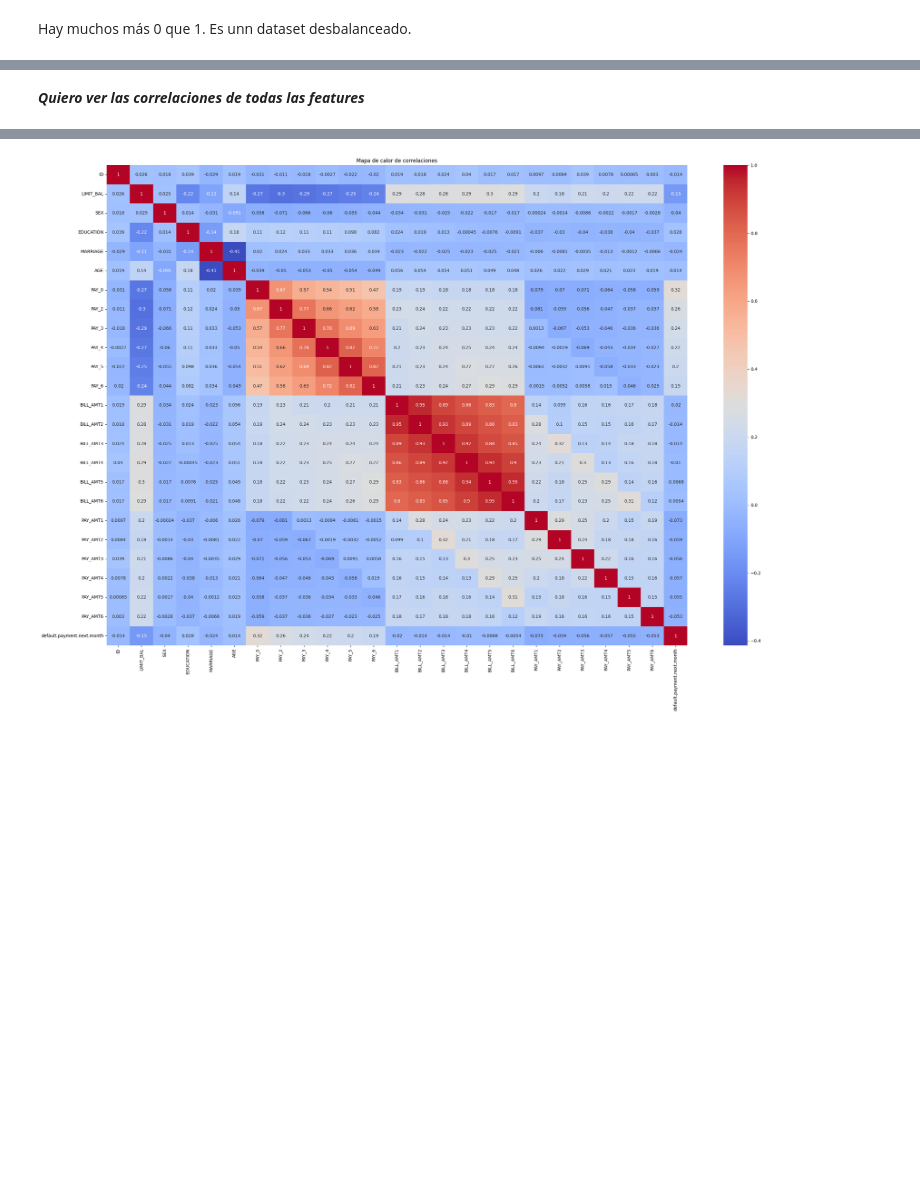
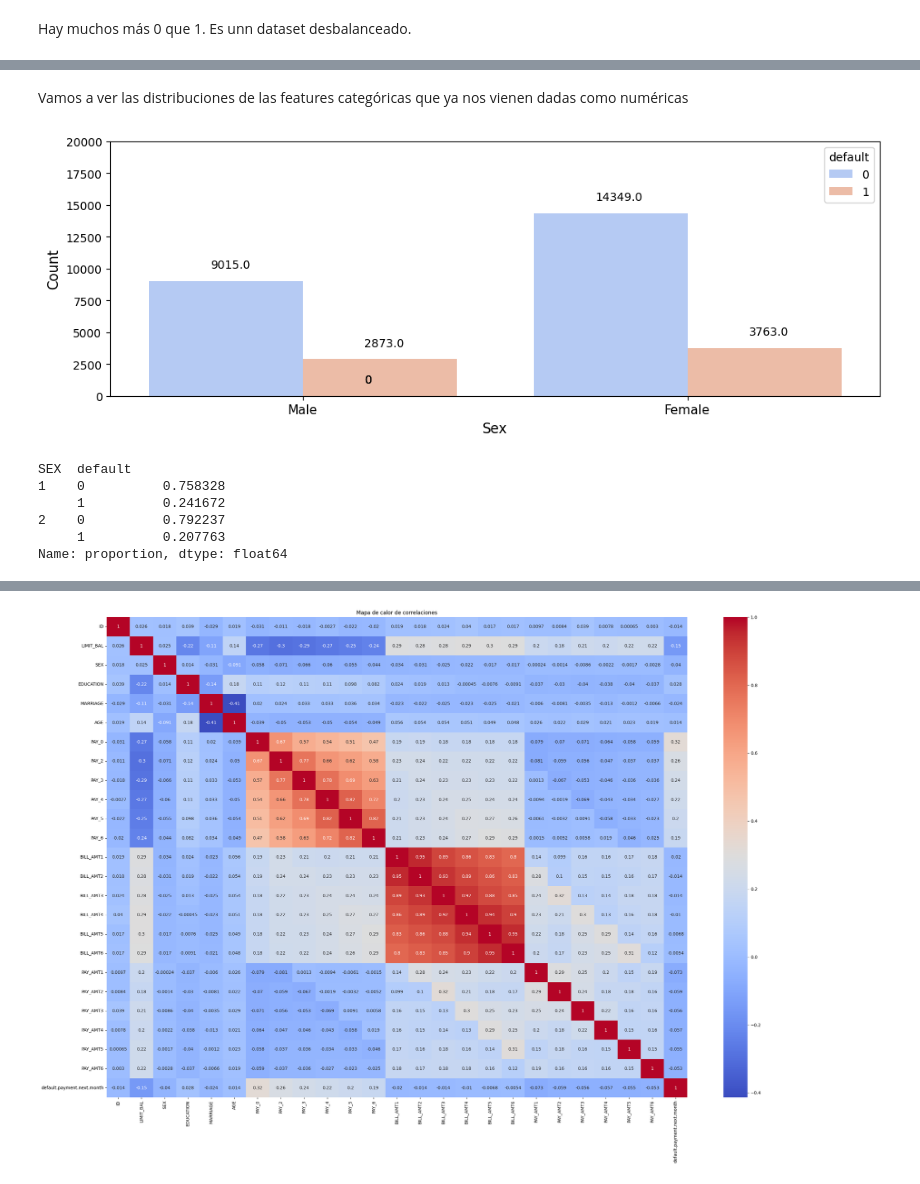
Before and after one commit to hectorvillalba7/credit_default, a Jupyter notebook: assigment2.ipynb, the cells around one changed output, grey strips where cells are left out. Drawn from its saved outputs; the diff is of its cells as text; code cells hidden in the pictures; blank space fills up the shorter version.

```diff
--- a/assigment2.ipynb
+++ b/assigment2.ipynb
@@ -152,2 +135,28 @@ Passing `palette` without assigning `hue` is deprecated and will be removed in v
-# %% [markdown]
-***Quiero ver las correlaciones de todas las features***
+# %% [markdown]
+Vamos a ver las distribuciones de las features categóricas que ya nos vienen dadas como numéricas
+# %%
+#Vamos a ver las distribuciones de las features categóricas que ya nos vienen dadas como numéricas
+plt.figure(figsize=(12,4))
+
+ax = sns.countplot(data = df, x = 'SEX', hue="default", palette = 'coolwarm')
+
+plt.xlabel("Sex", fontsize= 12)
+plt.ylabel("Count", fontsize= 12)
+plt.ylim(0,20000)
+plt.xticks([0,1],['Male', 'Female'], fontsize = 11)
+
+for p in ax.patches:
+    ax.annotate((p.get_height()), (p.get_x()+0.16, p.get_height()+1000))
+
+plt.show()
+# %% [output]
+[figure, added]
+# %%
+df.groupby('SEX')['default'].value_counts(normalize=True)
+# %% [output]
+SEX  default
+1    0          0.758328
+     1          0.241672
+2    0          0.792237
+     1          0.207763
+Name: proportion, dtype: float64
```
Also changed, not shown: parts of 68 cells of this notebook.
